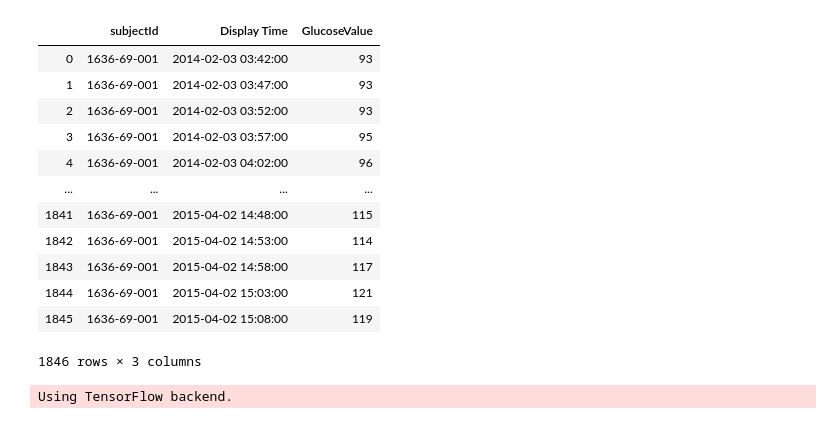
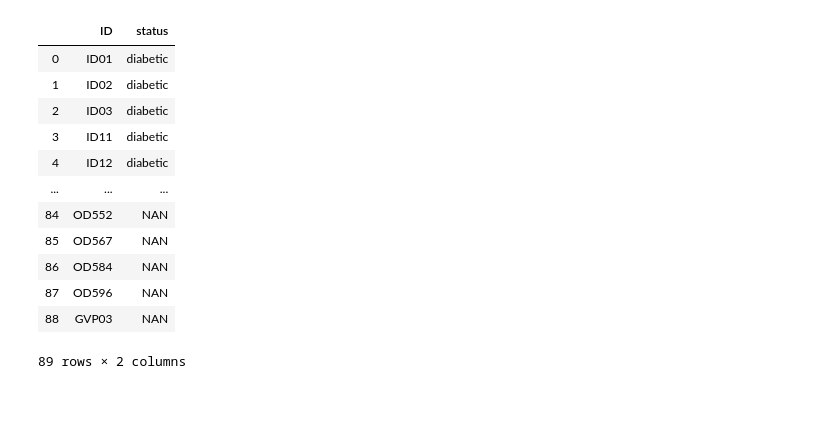
Before and after one commit to snehG0205/NCSA_genomics, a Jupyter notebook: Python Files/Scratch.ipynb, the cells around one changed output. Drawn from its saved outputs; the diff is of its cells as text; code cells hidden in the pictures.

Commit message:
Package done

```diff
--- a/Python Files/Scratch.ipynb
+++ b/Python Files/Scratch.ipynb
@@ -146,22 +22,18 @@ data = data[data['subjectId']=='1636-69-001']
+# %%
+glucoCheckObject.metadata
+# %% [output]
+|  | ID | status |
+| 0 | ID01 | diabetic |
+| 1 | ID02 | diabetic |
+| 2 | ID03 | diabetic |
+| 3 | ID11 | diabetic |
+| 4 | ID12 | diabetic |
+| ... | ... | ... |
+| 84 | OD552 | NAN |
+| 85 | OD567 | NAN |
+| 86 | OD584 | NAN |
+| 87 | OD596 | NAN |
+| 88 | GVP03 | NAN |
+89 rows × 2 columns
 # %%
-data
+data = glucoCheckObject.hallData
-# %% [output]
-|  | subjectId | Display Time | GlucoseValue |
-| 0 | 1636-69-001 | 2014-02-03 03:42:00 | 93 |
-| 1 | 1636-69-001 | 2014-02-03 03:47:00 | 93 |
-| 2 | 1636-69-001 | 2014-02-03 03:52:00 | 93 |
-| 3 | 1636-69-001 | 2014-02-03 03:57:00 | 95 |
-| 4 | 1636-69-001 | 2014-02-03 04:02:00 | 96 |
-| ... | ... | ... | ... |
-| 1841 | 1636-69-001 | 2015-04-02 14:48:00 | 115 |
-| 1842 | 1636-69-001 | 2015-04-02 14:53:00 | 114 |
-| 1843 | 1636-69-001 | 2015-04-02 14:58:00 | 117 |
-| 1844 | 1636-69-001 | 2015-04-02 15:03:00 | 121 |
-| 1845 | 1636-69-001 | 2015-04-02 15:08:00 | 119 |
-1846 rows × 3 columns
-# %%
-from GlucoCheck.glucoCheck import glucoCheckOps # to load glucoCheck package
-
-glucoCheckObject = glucoCheckOps()
-# %% [output]
-Using TensorFlow backend.
```
Also changed, not shown: parts of 23 cells of this notebook, 6 other files.
